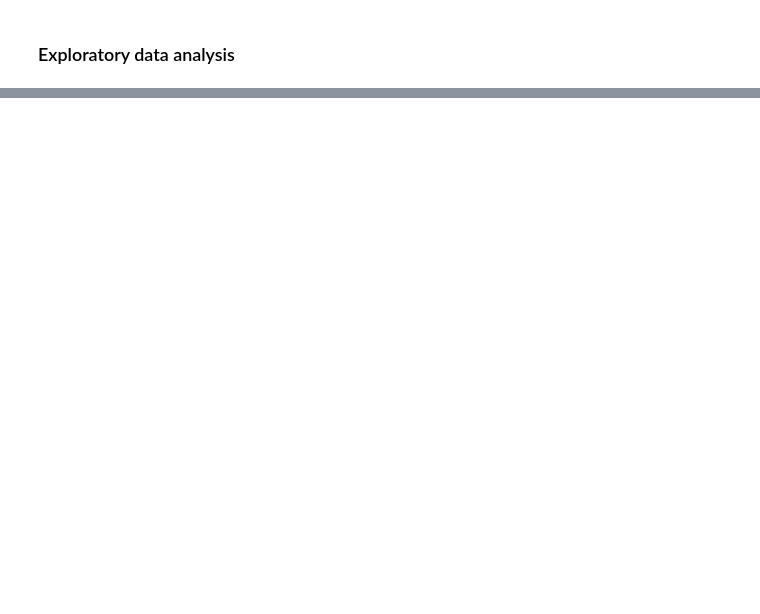
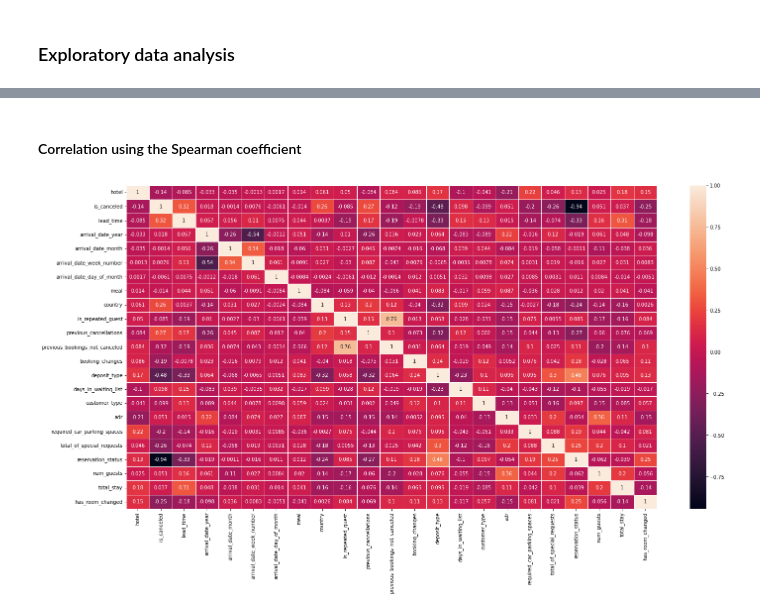
Before and after one commit to ofek181/Causal-Inference, a Jupyter notebook: causal_inference_notebook.ipynb, the cells around one changed output, grey strips where cells are left out. Saved outputs shown, nothing was run; the diff lists cells and outputs as text; code cells hidden in the pictures; blank space fills up the shorter version.

```diff
--- a/causal_inference_notebook.ipynb
+++ b/causal_inference_notebook.ipynb
@@ -139,2 +170,9 @@ data.head()
+# %%
+
+data.loc[data.lead_time                   >  600, 'lead_time'                 ] = 600
+data.loc[data.days_in_waiting_list        >  125, 'days_in_waiting_list'      ] = 125
+data.loc[data.adr                         >= 400, 'adr'                       ] = 400
+data.loc[data.num_guests                  >  6,  'num_guests'                 ] = 6
+data.loc[data.required_car_parking_spaces >  4,  'required_car_parking_spaces'] = 4
 # %% [markdown]
 ### Exploratory data analysis
@@ -140,0 +216,6 @@ data.head()
+# %%
+# In order to show the correlations, we first categorize the features with data type "object"
+encoded_data = data.copy()
+for col in encoded_data.dtypes.to_dict():
+    if encoded_data.dtypes.to_dict()[col] == "object":
+        encoded_data[col] = encoded_data[col].astype('category').cat.codes
@@ -140,0 +230,8 @@ data.head()
+# %% [markdown]
+#### Correlation using the Spearman coefficient
+# %%
+plt.figure(figsize = (24, 12))
+sns.heatmap(encoded_data.corr(method='spearman'), annot = True, linewidths = 1)
+plt.show()
+# %% [output]
+[figure, added]
```
Also changed, not shown: parts of 18 cells of this notebook.
